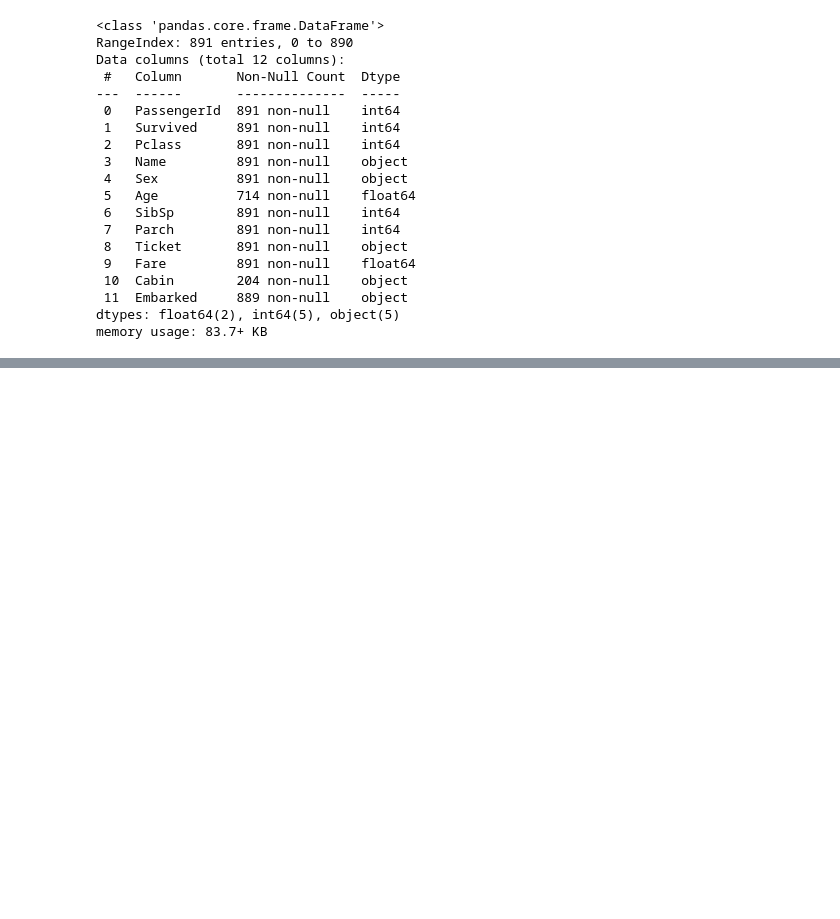
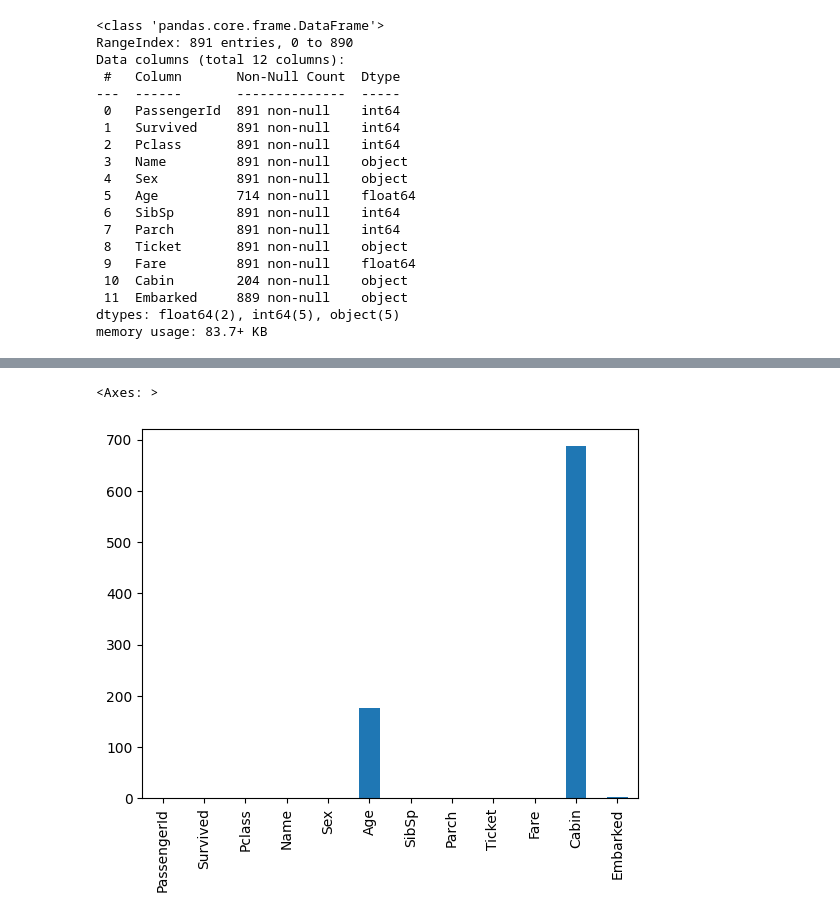
Before and after one commit to milena-seismo/DSB-Unit-02-New, a Jupyter notebook: Labs/lab-eda-titanic/lab-eda-titanic-student-submission.ipynb, the cells around one changed output, grey strips where cells are left out. Saved outputs shown, nothing was run; the diff lists cells and outputs as text; code cells hidden in the pictures; blank space fills up the shorter version.

```diff
--- a/Labs/lab-eda-titanic/lab-eda-titanic-student-submission.ipynb
+++ b/Labs/lab-eda-titanic/lab-eda-titanic-student-submission.ipynb
@@ -35,0 +63,6 @@ memory usage: 83.7+ KB
+# %%
+train_sum = train.isnull().sum()
+train_sum.plot(kind="bar")
+# %% [output]
+<Axes: >
+[figure, added]
```
Also changed, not shown: parts of 13 cells of this notebook.
